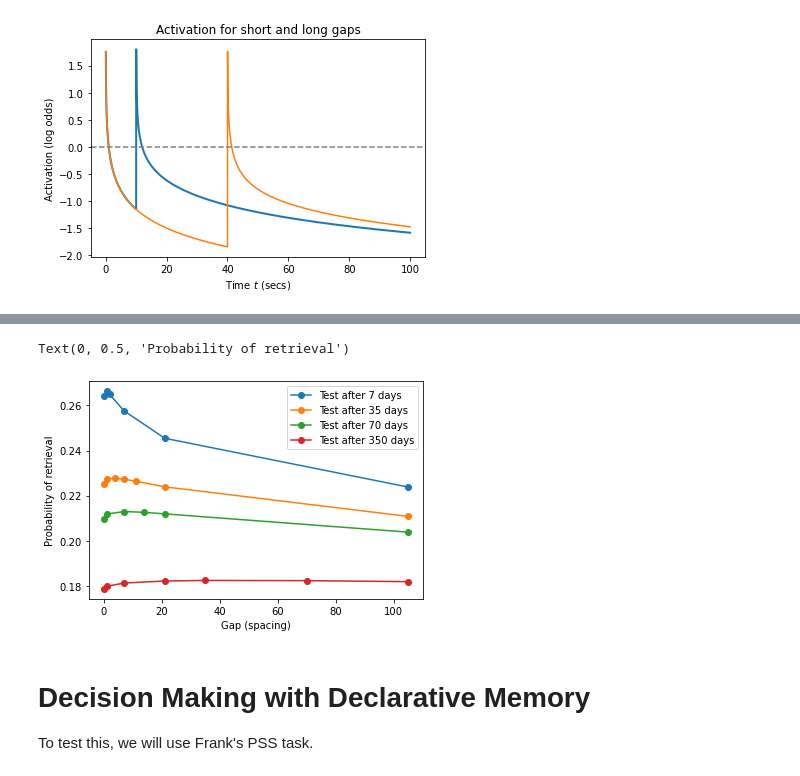
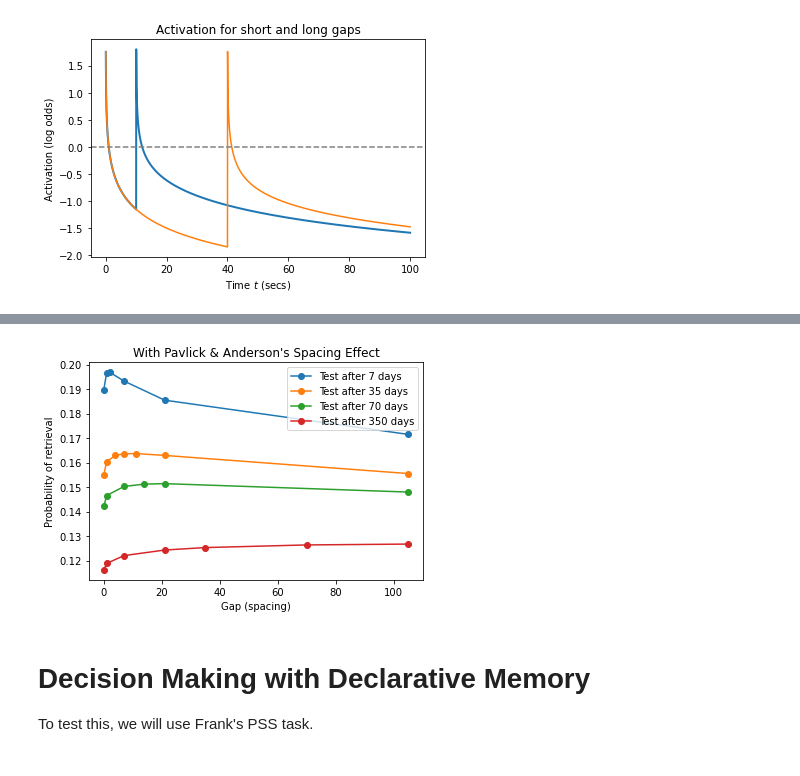
Before and after one commit to TheRealDrDre/CompCogNeuro, a Jupyter notebook: ACTR/declarative.ipynb, the cells around one changed output, grey strips where cells are left out. Cells and saved outputs as stored; diff of their text form; code cells hidden in the pictures.

Commit message:
Better description of spacing effect in ACT-R

```diff
--- a/ACTR/declarative.ipynb
+++ b/ACTR/declarative.ipynb
@@ -304,59 +367,38 @@ To account for the spacing effect, Pavlik and Anderson introduced a modification
 # %%
-from math import log
-from math import exp
-
-
-# Cepeda's experiment design
-design = {7 : [0.002, 1, 2, 7, 21, 105],
-         35 : [0.002, 1, 4, 7, 11, 21, 105],
-         70 : [0.002, 1, 7, 14, 21, 105],
-         350 : [0.002, 1, 7, 21, 35, 70, 105]}
-
-
-# Convert days into seconds
-daysec =  60*60*24
-d = .1
-
 results = {}
-
+d=0.125
 for ri in design.keys():
     ri_results = []
     gaps = design[ri]
     for gap in gaps:
         risec = ri * daysec
         gapsec = gap * daysec
         t = (ri + gap)*daysec
         t1 = 0
         t2 = gapsec
         odds1 = (t - t1)**-d
         prob1 = odds1 / (odds1 + 1)
 
-        weight = 1
-        #weight = (1 - prob1) # Prob
-        weight = 1 #-log(prob1) # Surprisal
-
-        #d2 = d
         d2 = 0.9 * t2**-d + d
 
         odds2 = (t - t2)**-d2
-        w_odds2 = weight * odds2
-        #print([odds1, prob1, odds2, w_odds2])
-        odds = odds1 + w_odds2
+        odds = odds1 + odds2
         prob = odds / (odds + 1)
         ri_results.append(odds)
     results[ri] = ri_results
 
 
 for ri in design.keys():
     x = design[ri]
     y = results[ri]
     plt.plot(x, y, "o-")
 plt.legend(labels=["Test after %d days" % (x,) for x in design.keys()])
 plt.xlabel("Gap (spacing)")
 plt.ylabel("Probability of retrieval")
+plt.title("With Pavlick & Anderson's Spacing Effect")
+plt.show()
 # %% [output]
-Text(0, 0.5, 'Probability of retrieval')
-[figure, old version]
+[figure, new version]
 # %% [markdown]
 # Decision Making with Declarative Memory
 
```
Also changed, not shown: parts of 3 cells of this notebook.
